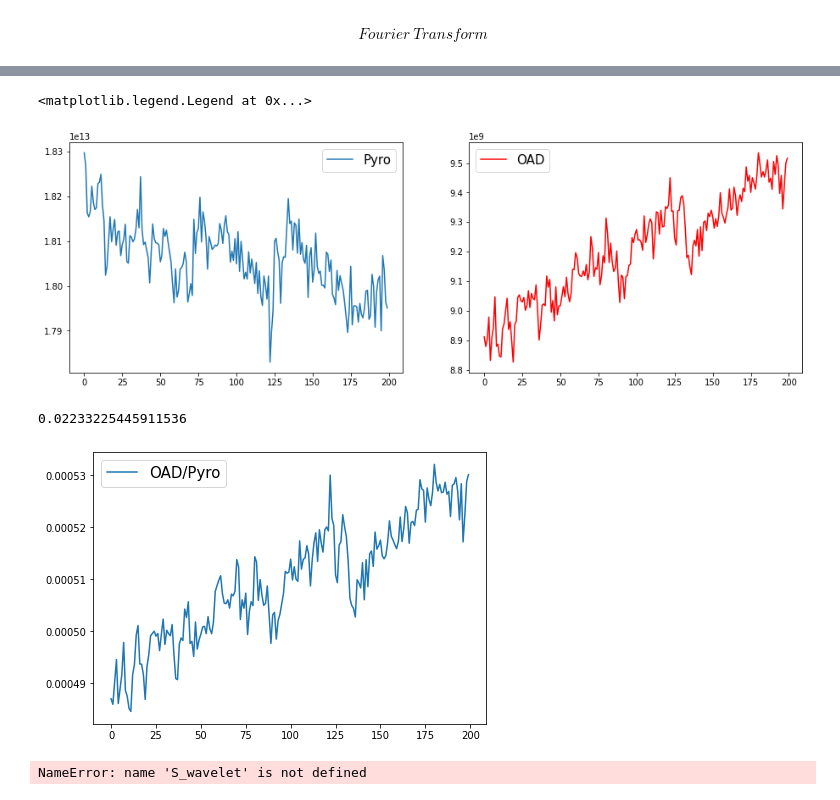
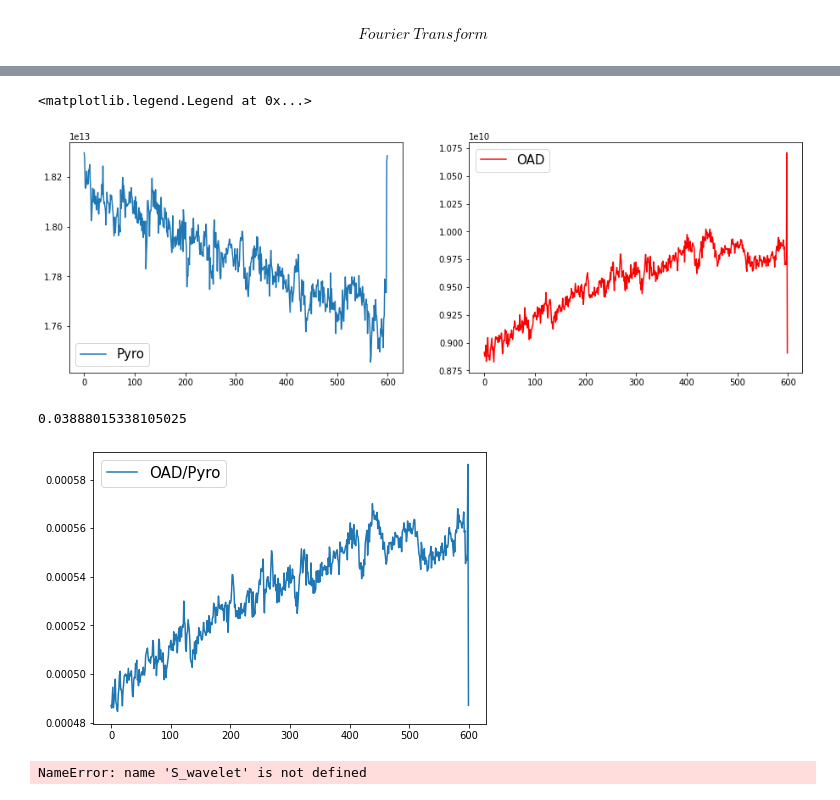
Before and after one commit to KozminArtem/ann-s, a Jupyter notebook: MD/PhAc/Wt_9_7_ppm.ipynb, the cells around one changed output, grey strips where cells are left out. Cells and saved outputs as stored; diff of their text form; code cells hidden in the pictures.

```diff
--- a/MD/PhAc/Wt_9_7_ppm.ipynb
+++ b/MD/PhAc/Wt_9_7_ppm.ipynb
@@ -340,17 +340,17 @@ DURATION = 1 #sec
 # Number of samples in normalized_tone
 N = SAMPLE_RATE * DURATION
 
-max_intensity_OAD = np.zeros(200)
-max_index_OAD = np.zeros(200)
-max_intensity_Pyro = np.zeros(200)
-max_index_Pyro = np.zeros(200)
+max_intensity_OAD = np.zeros(600)
+max_index_OAD = np.zeros(600)
+max_intensity_Pyro = np.zeros(600)
+max_index_Pyro = np.zeros(600)
 
 min_freq = 1770
 max_freq = 1810
 
 
 
-for i in range(1,101):
+for i in range(0,300):
     if i >=100:
         ind = i
     elif i >=10:
@@ -380,5 +380,5 @@ for i in range(1,101):
     max_index_OAD[2*(i-1)+1] = np.argmax(np.abs(OAD_f[min_freq:max_freq]))
     max_intensity_Pyro[2*(i-1)+1] = np.max(np.abs(Pyro_f[min_freq:max_freq]))
     max_index_Pyro[2*(i-1)+1] = np.argmax(np.abs(Pyro_f[min_freq:max_freq]))
-#     print(xf[min_freq + np.argmax(np.abs(Pyro_f[min_freq:max_freq]))])
-#     print(xf[min_freq + np.argmax(np.abs(OAD_f[min_freq:max_freq]))])
+    print(xf[min_freq + np.argmax(np.abs(Pyro_f[min_freq:max_freq]))])
+    print(xf[min_freq + np.argmax(np.abs(OAD_f[min_freq:max_freq]))])
@@ -385,22 +403,22 @@ for i in range(1,101):
 # %%
 fig = plt.figure()
 fig.set_size_inches(15.5, 5)
 ax1 = fig.add_subplot(121)
-ax1.plot([i for i in range(200)],max_intensity_Pyro, label='Pyro')
+ax1.plot([i for i in range(600)],max_intensity_Pyro, label='Pyro')
 ax1.legend(prop={'size': 15})
 
 ax2 = fig.add_subplot(122)
-ax2.plot([i for i in range(200)],max_intensity_OAD, 'red', label='OAD')
+ax2.plot([i for i in range(600)],max_intensity_OAD, 'red', label='OAD')
 ax2.legend(prop={'size': 15})
 # %% [output]
 <matplotlib.legend.Legend at 0x...>
-[figure, old version]
+[figure, new version]
 # %%
 S_fourier = max_intensity_OAD/max_intensity_Pyro
 fig = plt.figure()
 fig.set_size_inches(15.5, 5)
 ax1 = fig.add_subplot(121)
-ax1.plot([i for i in range(200)],S_fourier, label='OAD/Pyro')
+ax1.plot([i for i in range(600)],S_fourier, label='OAD/Pyro')
 ax1.legend(prop={'size': 15})
 
 print(S_fourier.std()/S_fourier.mean())
@@ -423,8 +441,8 @@ print(S_fourier.std()/S_fourier.mean())
 # d_S_f = S_fourier - func_theory(x,A_opt,B_opt)
 # print(d_S_f.std()/S_fourier.mean()*100)
 # %% [output]
-0.02233225445911536
+0.03888015338105025
-[figure, old version]
+[figure, new version]
 # %%
 fig = plt.figure()
 fig.set_size_inches(15.5, 5)
```
Also changed, not shown: parts of 2 cells of this notebook, 12 other files.
